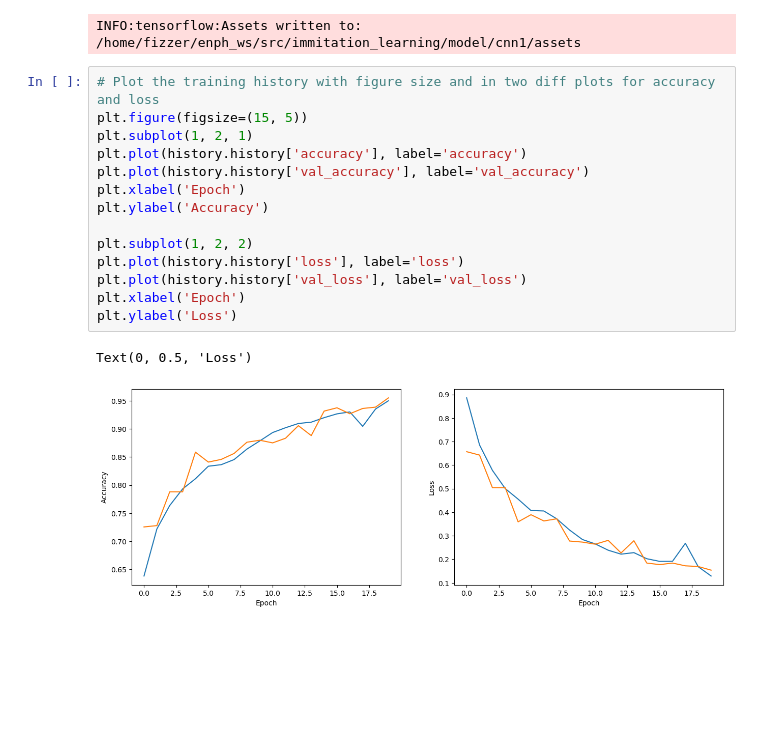
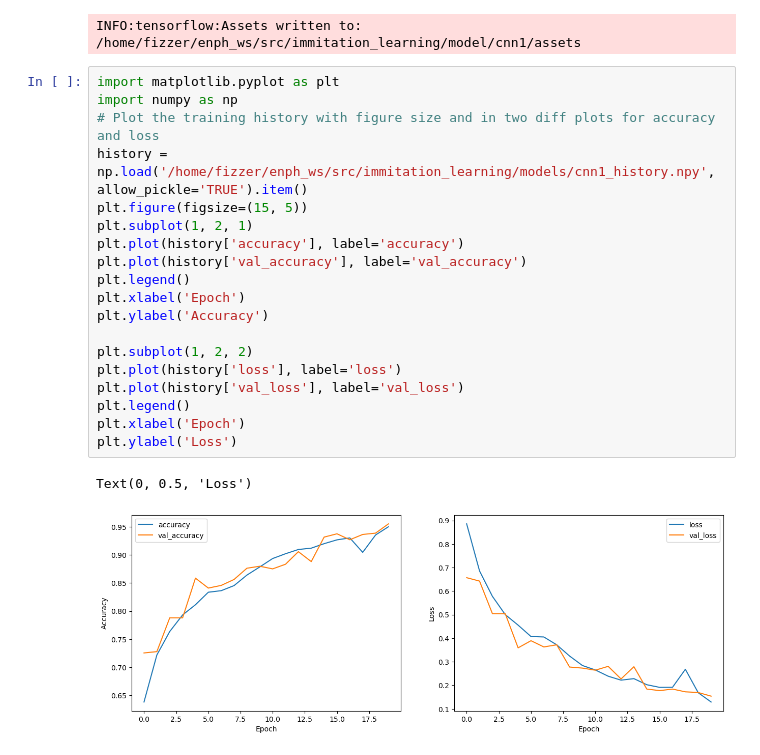
Before and after one commit to EngPhys-Detective/immitation_learning, a Jupyter notebook: src/cnn1.ipynb, the cells around one changed output. Saved outputs shown, nothing was run; the diff lists cells and outputs as text; blank space fills up the shorter version.

```diff
--- a/src/cnn1.ipynb
+++ b/src/cnn1.ipynb
@@ -102,19 +102,24 @@ WARNING:absl:Found untraced functions such as _jit_compiled_convolution_op, _jit
 INFO:tensorflow:Assets written to: /home/fizzer/enph_ws/src/immitation_learning/model/cnn1/assets
 INFO:tensorflow:Assets written to: /home/fizzer/enph_ws/src/immitation_learning/model/cnn1/assets
 # %%
+import matplotlib.pyplot as plt
+import numpy as np
 # Plot the training history with figure size and in two diff plots for accuracy and loss
+history = np.load('/home/fizzer/enph_ws/src/immitation_learning/models/cnn1_history.npy', allow_pickle='TRUE').item()
 plt.figure(figsize=(15, 5))
 plt.subplot(1, 2, 1)
-plt.plot(history.history['accuracy'], label='accuracy')
-plt.plot(history.history['val_accuracy'], label='val_accuracy')
+plt.plot(history['accuracy'], label='accuracy')
+plt.plot(history['val_accuracy'], label='val_accuracy')
+plt.legend()
 plt.xlabel('Epoch')
 plt.ylabel('Accuracy')
 
 plt.subplot(1, 2, 2)
-plt.plot(history.history['loss'], label='loss')
-plt.plot(history.history['val_loss'], label='val_loss')
+plt.plot(history['loss'], label='loss')
+plt.plot(history['val_loss'], label='val_loss')
+plt.legend()
 plt.xlabel('Epoch')
 plt.ylabel('Loss')
 # %% [output]
 Text(0, 0.5, 'Loss')
-[figure, old version]
+[figure, new version]
```
Also changed, not shown: 6 other files.
